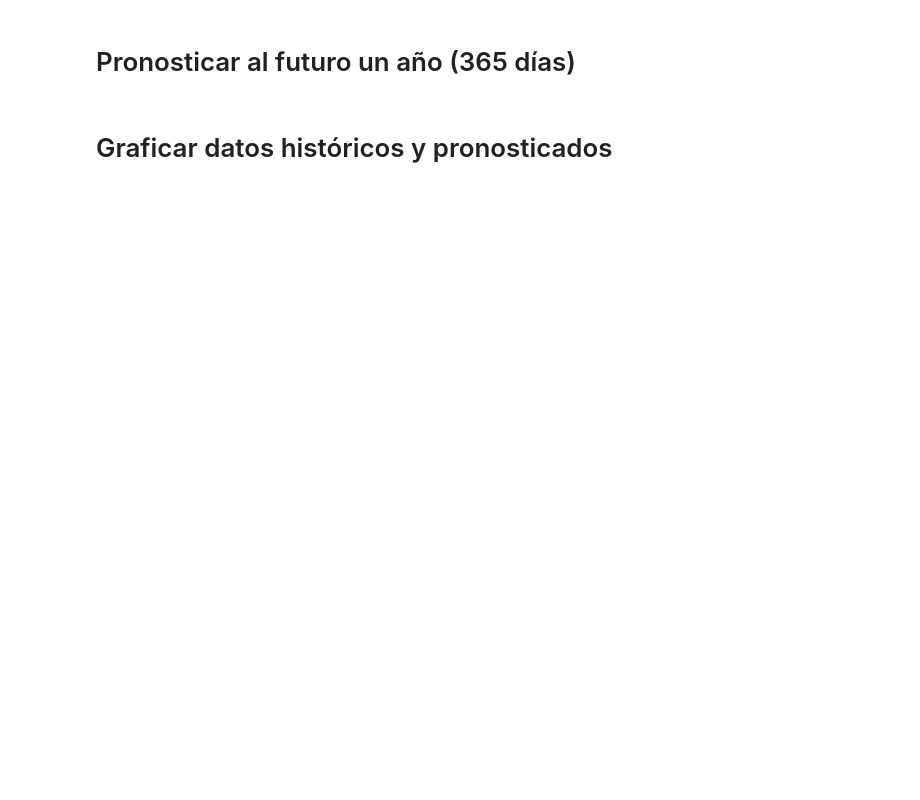
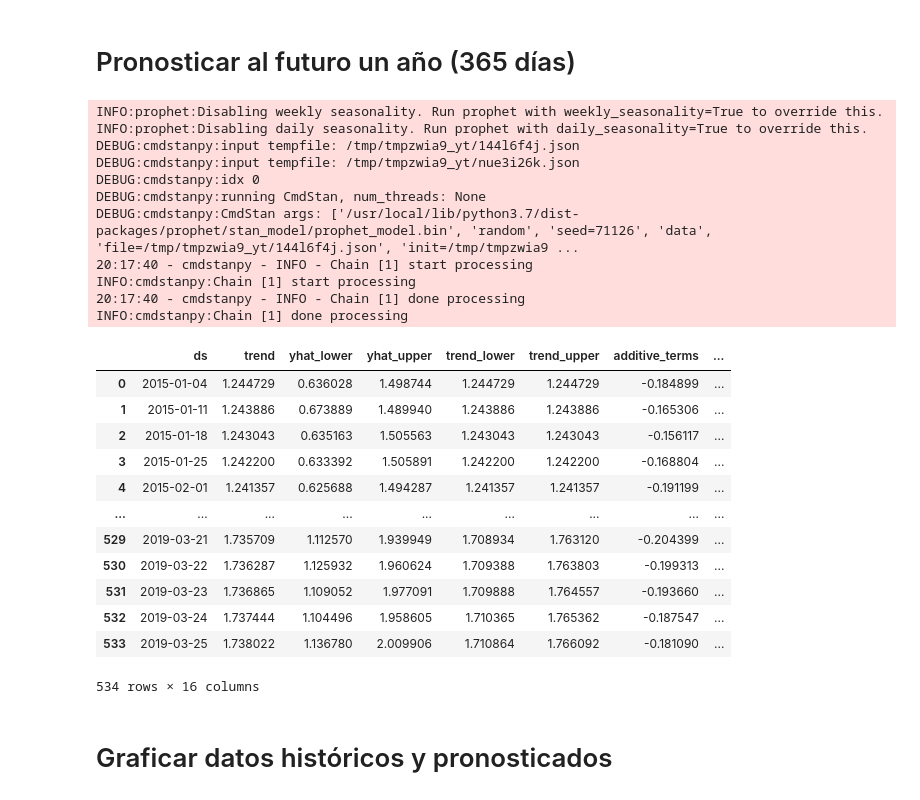
Before and after one commit to owdelc/LAB9DATA, a Jupyter notebook: Lab_9_Prediccion_precios_aguacates.ipynb, the cells around one changed output. Drawn from its saved outputs; the diff is of its cells as text; code cells hidden in the pictures; blank space fills up the shorter version.

```diff
--- a/Lab_9_Prediccion_precios_aguacates.ipynb
+++ b/Lab_9_Prediccion_precios_aguacates.ipynb
@@ -214,4 +263,34 @@ ax = modelo.plot_components(prediccion)
 # %% [markdown]
 # Pronosticar al futuro un año (365 días)
+# %%
+westModelo = prophet.Prophet()
+westModelo.fit(westDatos)
+westPrediccion = westModelo.predict(westModelo.make_future_dataframe(periods=365))
+westPrediccion
+# %% [output]
+INFO:prophet:Disabling weekly seasonality. Run prophet with weekly_seasonality=True to override this.
+INFO:prophet:Disabling daily seasonality. Run prophet with daily_seasonality=True to override this.
+DEBUG:cmdstanpy:input tempfile: /tmp/tmpzwia9_yt/144l6f4j.json
+DEBUG:cmdstanpy:input tempfile: /tmp/tmpzwia9_yt/nue3i26k.json
+DEBUG:cmdstanpy:idx 0
+DEBUG:cmdstanpy:running CmdStan, num_threads: None
+DEBUG:cmdstanpy:CmdStan args: ['/usr/local/lib/python3.7/dist-packages/prophet/stan_model/prophet_model.bin', 'random', 'seed=71126', 'data', 'file=/tmp/tmpzwia9_yt/144l6f4j.json', 'init=/tmp/tmpzwia9 ...
+20:17:40 - cmdstanpy - INFO - Chain [1] start processing
+INFO:cmdstanpy:Chain [1] start processing
+20:17:40 - cmdstanpy - INFO - Chain [1] done processing
+INFO:cmdstanpy:Chain [1] done processing
+|  | ds | trend | yhat_lower | yhat_upper | trend_lower | trend_upper | additive_terms | ... |
+| 0 | 2015-01-04 | 1.244729 | 0.636028 | 1.498744 | 1.244729 | 1.244729 | -0.184899 | ... |
+| 1 | 2015-01-11 | 1.243886 | 0.673889 | 1.489940 | 1.243886 | 1.243886 | -0.165306 | ... |
+| 2 | 2015-01-18 | 1.243043 | 0.635163 | 1.505563 | 1.243043 | 1.243043 | -0.156117 | ... |
+| 3 | 2015-01-25 | 1.242200 | 0.633392 | 1.505891 | 1.242200 | 1.242200 | -0.168804 | ... |
+| 4 | 2015-02-01 | 1.241357 | 0.625688 | 1.494287 | 1.241357 | 1.241357 | -0.191199 | ... |
+| ... | ... | ... | ... | ... | ... | ... | ... | ... |
+| 529 | 2019-03-21 | 1.735709 | 1.112570 | 1.939949 | 1.708934 | 1.763120 | -0.204399 | ... |
+| 530 | 2019-03-22 | 1.736287 | 1.125932 | 1.960624 | 1.709388 | 1.763803 | -0.199313 | ... |
+| 531 | 2019-03-23 | 1.736865 | 1.109052 | 1.977091 | 1.709888 | 1.764557 | -0.193660 | ... |
+| 532 | 2019-03-24 | 1.737444 | 1.104496 | 1.958605 | 1.710365 | 1.765362 | -0.187547 | ... |
+| 533 | 2019-03-25 | 1.738022 | 1.136780 | 2.009906 | 1.710864 | 1.766092 | -0.181090 | ... |
+534 rows × 16 columns
 # %% [markdown]
 # Graficar datos históricos y pronosticados
```
Also changed, not shown: parts of 7 cells of this notebook.
